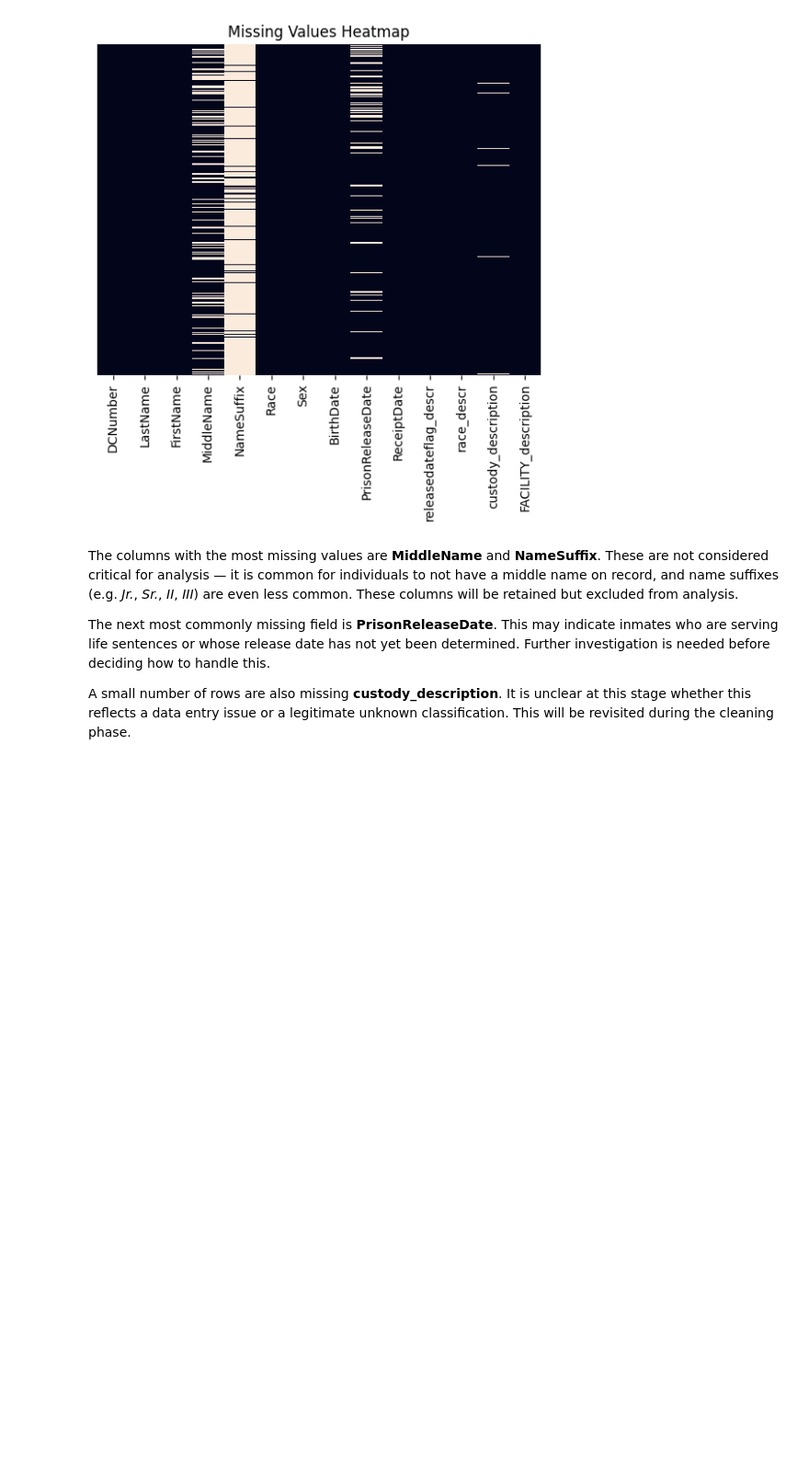
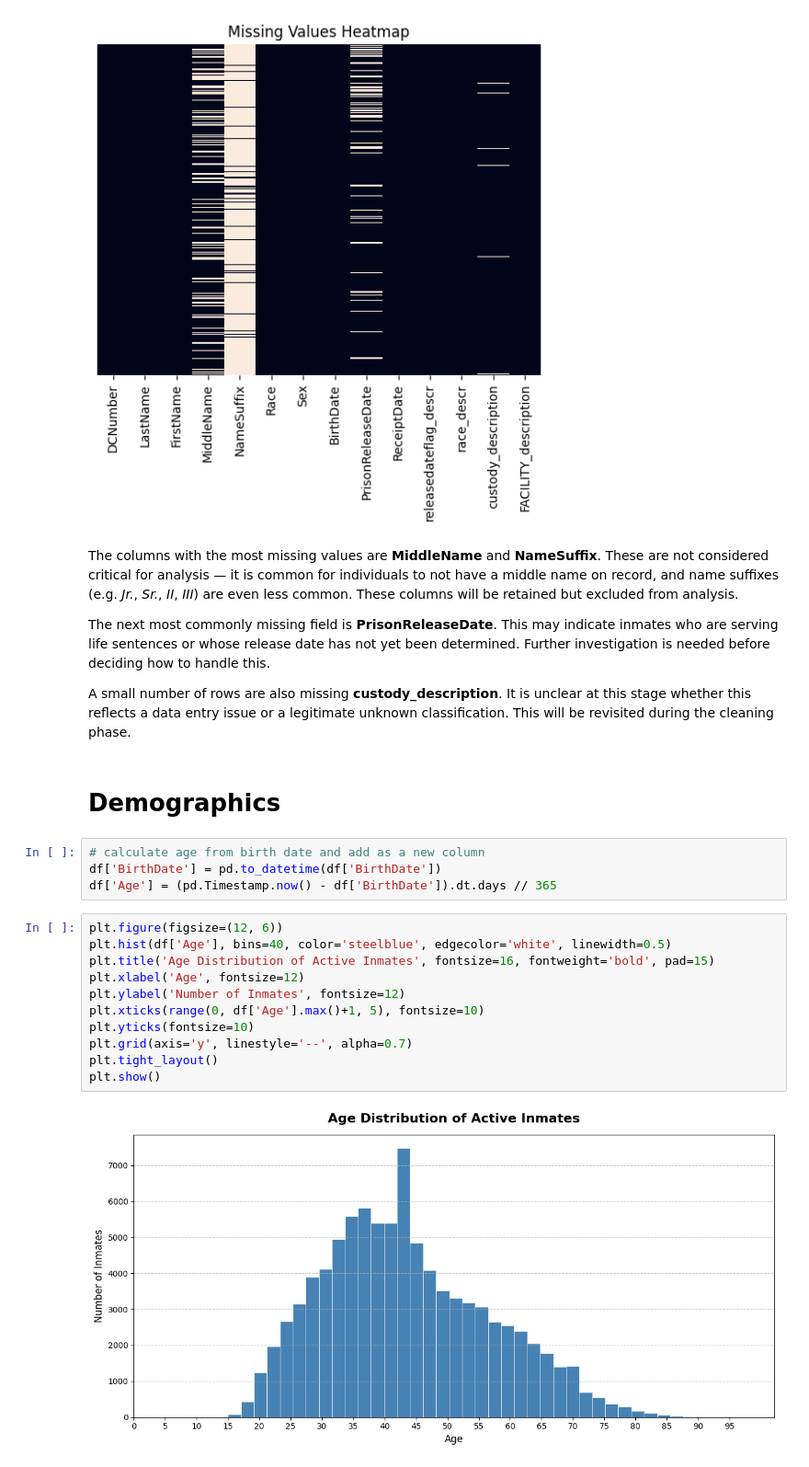
Before and after one commit to zkhechadoorian/florida_department_of_corrections_analytics, a Jupyter notebook: scripts/eda.ipynb, the cells around one changed output. Shown at 92% size. Drawn from its saved outputs; the diff is of its cells as text; blank space fills up the shorter version.

Commit message:
Add demographics EDA: age distribution/sex/racial distributions

```diff
--- a/scripts/eda.ipynb
+++ b/scripts/eda.ipynb
@@ -94,3 +94,22 @@ The columns with the most missing values are **MiddleName** and **NameSuffix**.
 The next most commonly missing field is **PrisonReleaseDate**. This may indicate inmates who are serving life sentences or whose release date has not yet been determined. Further investigation is needed before deciding how to handle this.
 
 A small number of rows are also missing **custody_description**. It is unclear at this stage whether this reflects a data entry issue or a legitimate unknown classification. This will be revisited during the cleaning phase.
+# %% [markdown]
+# Demographics
+# %%
+# calculate age from birth date and add as a new column
+df['BirthDate'] = pd.to_datetime(df['BirthDate'])
+df['Age'] = (pd.Timestamp.now() - df['BirthDate']).dt.days // 365
+# %%
+plt.figure(figsize=(12, 6))
+plt.hist(df['Age'], bins=40, color='steelblue', edgecolor='white', linewidth=0.5)
+plt.title('Age Distribution of Active Inmates', fontsize=16, fontweight='bold', pad=15)
+plt.xlabel('Age', fontsize=12)
+plt.ylabel('Number of Inmates', fontsize=12)
+plt.xticks(range(0, df['Age'].max()+1, 5), fontsize=10)
+plt.yticks(fontsize=10)
+plt.grid(axis='y', linestyle='--', alpha=0.7)
+plt.tight_layout()
+plt.show()
+# %% [output]
+[figure, added]
```
Also changed, not shown: parts of 6 cells of this notebook.
